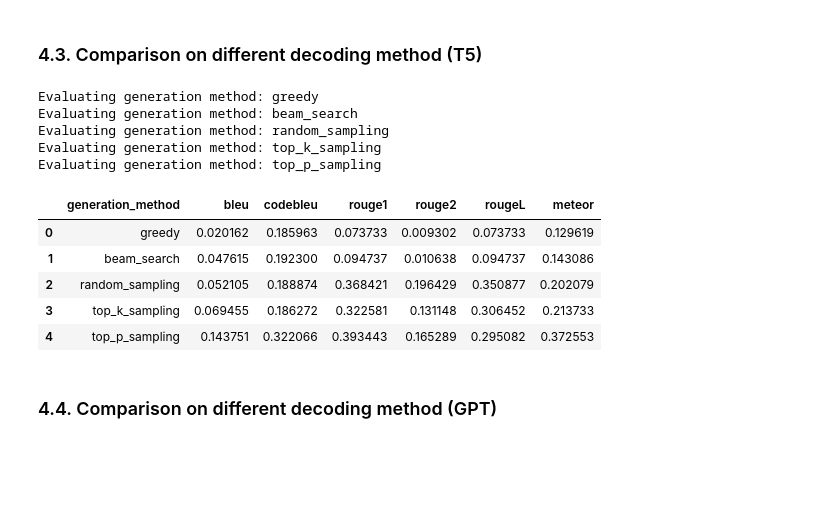
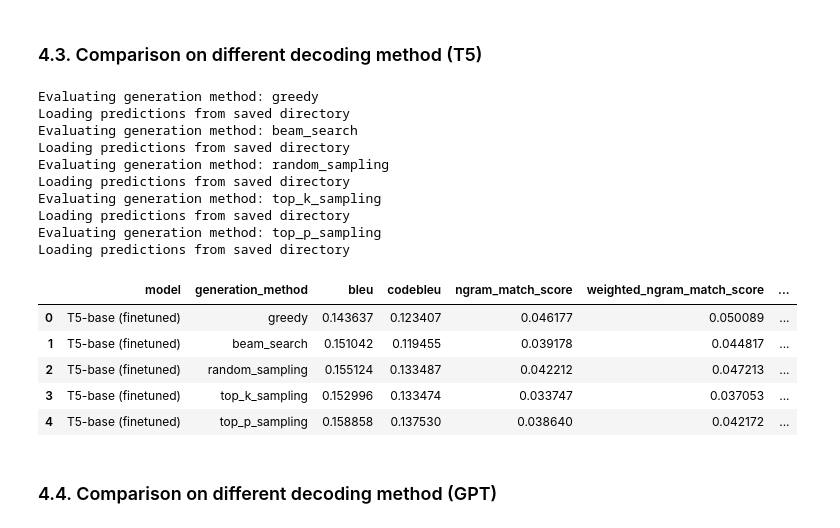
Before and after one commit to 18520339/python-auto-coder, a Jupyter notebook: code_generation_evaluation.ipynb, the cells around one changed output. Saved outputs shown, nothing was run; the diff lists cells and outputs as text; code cells hidden in the pictures; blank space fills up the shorter version.

Commit message:
Final code for training and evaluation

```diff
--- a/code_generation_evaluation.ipynb
+++ b/code_generation_evaluation.ipynb
@@ -92,9 +92,8 @@ def tokenize_function_for_auto_regressive_evaluation(example, tokenizer): # toke
     inputs['labels'] = labels
     return inputs
 # %%
-cpa_dataset = load_dataset('codeparrot/apps')
+cpa_dataset = load_dataset('codeparrot/apps', download_mode='force_redownload')
 cpa_test_set = cpa_dataset["test"]
-
 cleaned_cpa_test_set = cpa_test_set.map(clean_dataset, batched=True, remove_columns=cpa_test_set.column_names)
 # %% [output]
 The secret `HF_TOKEN` does not exist in your Colab secrets.
@@ -307,5 +313,7 @@ def evaluate_autoregressive_model(model, tokenizer, test_dataset, generation_con
 # %% [markdown]
 ## 4. Run evaluation
+# %%
+read_saved_preds = True ## control if we want to run evaluation from scratch or run it all saved predictions
 # %%
 import os, pickle
 saved_predictions_path = "/content/drive/MyDrive/NLP_Code_Generation/saved_predictions"
@@ -432,47 +445,64 @@ eval_trainer = create_eval_trainer_for_seq2seq(model, tokenizer, eval_batch_size
 # %%
+selected_model_name = "T5-base (finetuned)" ## you can set it to another model ##
+model = all_models[selected_model_name]["model"]
+tokenizer = all_models[selected_model_name]["tokenizer"]
+
+### Tokenization ###
+tokenized_test_set= cleaned_cpa_test_set.map(lambda x: tokenize_function_for_seq2seq(x, tokenizer), batched=True, remove_columns=cleaned_cpa_test_set.column_names)
+eval_trainer = create_eval_trainer_for_seq2seq(model, tokenizer, eval_batch_size=128, predict_with_generate=True, generation_max_length=256)
+
 ### evaluate with different generation schema
+all_metric_names = ['bleu', 'codebleu', 'ngram_match_score', 'weighted_ngram_match_score', 'syntax_match_score', 'dataflow_match_score', 'rouge1', 'rouge2', 'rougeL', 'meteor']
 generation_schemas =  {
     "greedy": {"do_sample": False, "num_beams": 1},
     "beam_search": {"do_sample": False, "num_beams": 5, "early_stopping": True},
     "random_sampling": {"do_sample": True, "temperature": 0.6, "top_k": 0},
     "top_k_sampling": {"do_sample": True, "top_k": 50},
     "top_p_sampling": {"do_sample": True, "top_p": 0.9, "top_k": 0},
 }
 
-schema_results_df = pd.DataFrame(columns=["generation_method", "bleu", "codebleu", "rouge1", "rouge2", "rougeL", "meteor"])
+schema_results_df = pd.DataFrame(columns=["model", "generation_method", *all_metric_names])
 for schema in generation_schemas:
   print(f"Evaluating generation method: {schema}")
   schema_config = generation_schemas[schema]
 
   ### EVAL FROM SCRATCH ###
-  preds = eval_trainer.predict(tokenized_test_set ,metric_key_prefix="test", **schema_config)
-  metrics = preds.metrics
-  Save pred path for later use
-  with open(os.path.join(saved_predictions_path, f"{model_name}_{schema}_predictions.pkl"), "wb") as f:
-    pickle.dump(preds, f)
-
-  schema_results_df.loc[len(schema_results_df)] = [schema, metrics['test_bleu'], metrics["test_codebleu"], metrics['test_rouge1'], metrics['test_rouge2'], metrics['test_rougeL'], metrics['test_meteor']]
+  if not read_saved_preds:
+    print("Running evaluation from scratch")
+    preds = eval_trainer.predict(tokenized_test_set ,metric_key_prefix="test", **schema_config)
+    metrics = preds.metrics
+    # Save pred path for later use
+    with open(os.path.join(saved_predictions_path, f"{selected_model_name}_{schema}_predictions.pkl"), "wb") as f:
+      pickle.dump(preds, f)
+    schema_results_df.loc[len(schema_results_df)] = [selected_model_name, schema, metrics['test_bleu'], metrics["test_codebleu"], metrics['test_rouge1'], metrics['test_rouge2'], metrics['test_rougeL'], metrics['test_meteor']]
 
   ### EVAL FROM SAVED PREDICTIONS
-  # with open(os.path.join(saved_predictions_path, f"{model_name}_{schema}_predictions.pkl"), "rb") as f:
-  #   preds = pickle.load(f)
-  # metrics = compute_metrics(preds, tokenizer)
-  # schema_results_df.loc[len(schema_results_df)] = [schema, metrics['bleu'], metrics["codebleu"], metrics['rouge1'], metrics['rouge2'], metrics['rougeL'], metrics['meteor']]
+  else:
+    print("Loading predictions from saved directory")
+    with open(os.path.join(saved_predictions_path, f"{selected_model_name}_{schema}_predictions.pkl"), "rb") as f:
+      preds = pickle.load(f)
+    metrics = compute_metrics(preds, tokenizer)
+    schema_results_df.loc[len(schema_results_df)] = [selected_model_name, schema] + [metrics[x] for x in all_metric_names]
 
-schema_results_df.to_excel(os.path.join(saved_results_path, "generation_method_comparison_results.xlsx"))
+schema_results_df.to_excel(os.path.join(saved_results_path, "decoding_method_comparison_t5.xlsx"))
 schema_results_df
 # %% [output]
 Evaluating generation method: greedy
+Loading predictions from saved directory
 Evaluating generation method: beam_search
+Loading predictions from saved directory
 Evaluating generation method: random_sampling
+Loading predictions from saved directory
 Evaluating generation method: top_k_sampling
+Loading predictions from saved directory
 Evaluating generation method: top_p_sampling
+Loading predictions from saved directory
-|  | generation_method | bleu | codebleu | rouge1 | rouge2 | rougeL | meteor |
-| 0 | greedy | 0.020162 | 0.185963 | 0.073733 | 0.009302 | 0.073733 | 0.129619 |
-| 1 | beam_search | 0.047615 | 0.192300 | 0.094737 | 0.010638 | 0.094737 | 0.143086 |
-| 2 | random_sampling | 0.052105 | 0.188874 | 0.368421 | 0.196429 | 0.350877 | 0.202079 |
-| 3 | top_k_sampling | 0.069455 | 0.186272 | 0.322581 | 0.131148 | 0.306452 | 0.213733 |
-| 4 | top_p_sampling | 0.143751 | 0.322066 | 0.393443 | 0.165289 | 0.295082 | 0.372553 |
+|  | model | generation_method | bleu | codebleu | ngram_match_score | weighted_ngram_match_score | ... |
+| 0 | T5-base (finetuned) | greedy | 0.143637 | 0.123407 | 0.046177 | 0.050089 | ... |
+| 1 | T5-base (finetuned) | beam_search | 0.151042 | 0.119455 | 0.039178 | 0.044817 | ... |
+| 2 | T5-base (finetuned) | random_sampling | 0.155124 | 0.133487 | 0.042212 | 0.047213 | ... |
+| 3 | T5-base (finetuned) | top_k_sampling | 0.152996 | 0.133474 | 0.033747 | 0.037053 | ... |
+| 4 | T5-base (finetuned) | top_p_sampling | 0.158858 | 0.137530 | 0.038640 | 0.042172 | ... |
 # %% [markdown]
 ### 4.4. Comparison on different decoding method (GPT)
 # %%
```
Also changed, not shown: parts of 17 cells of this notebook, 12 other files.
